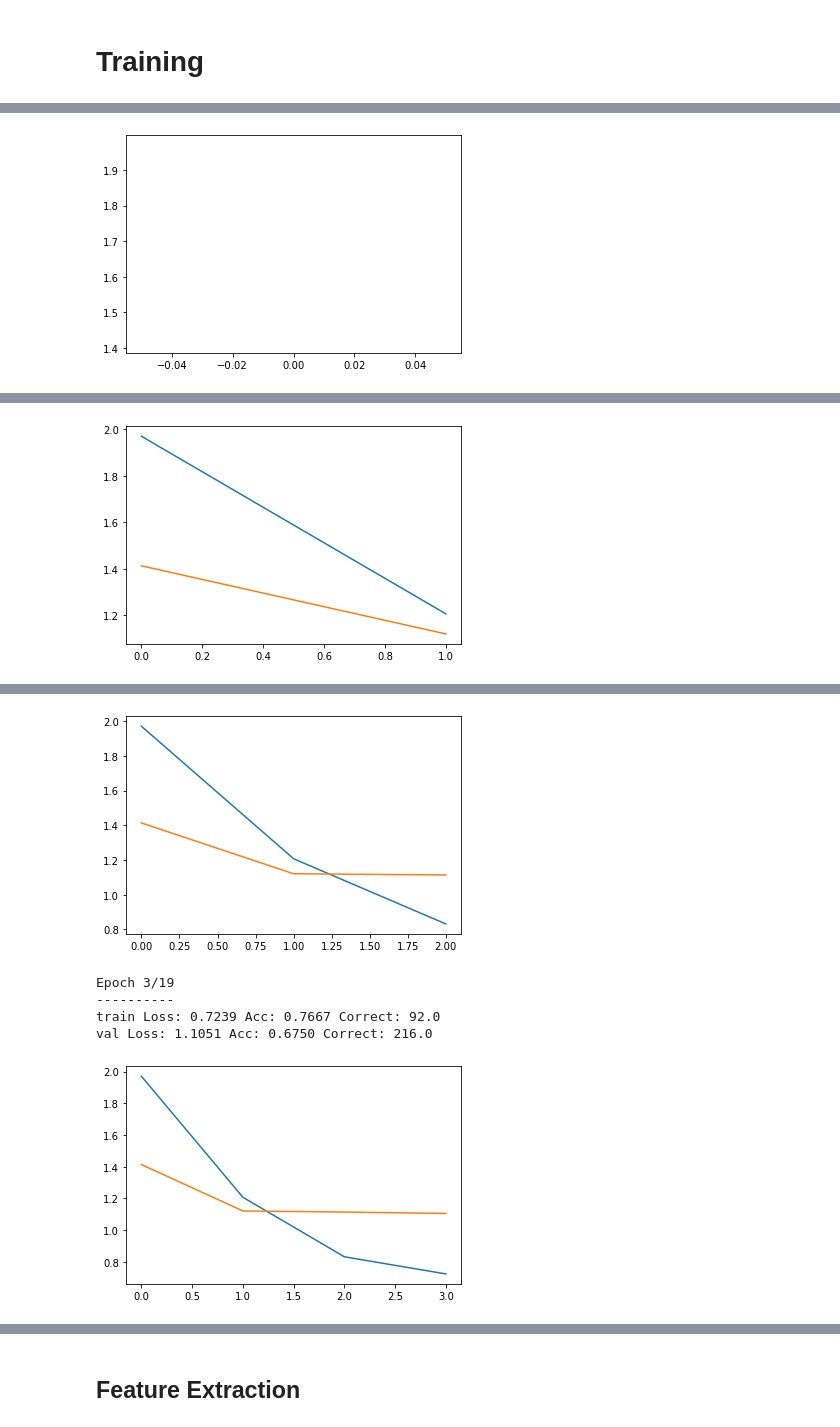
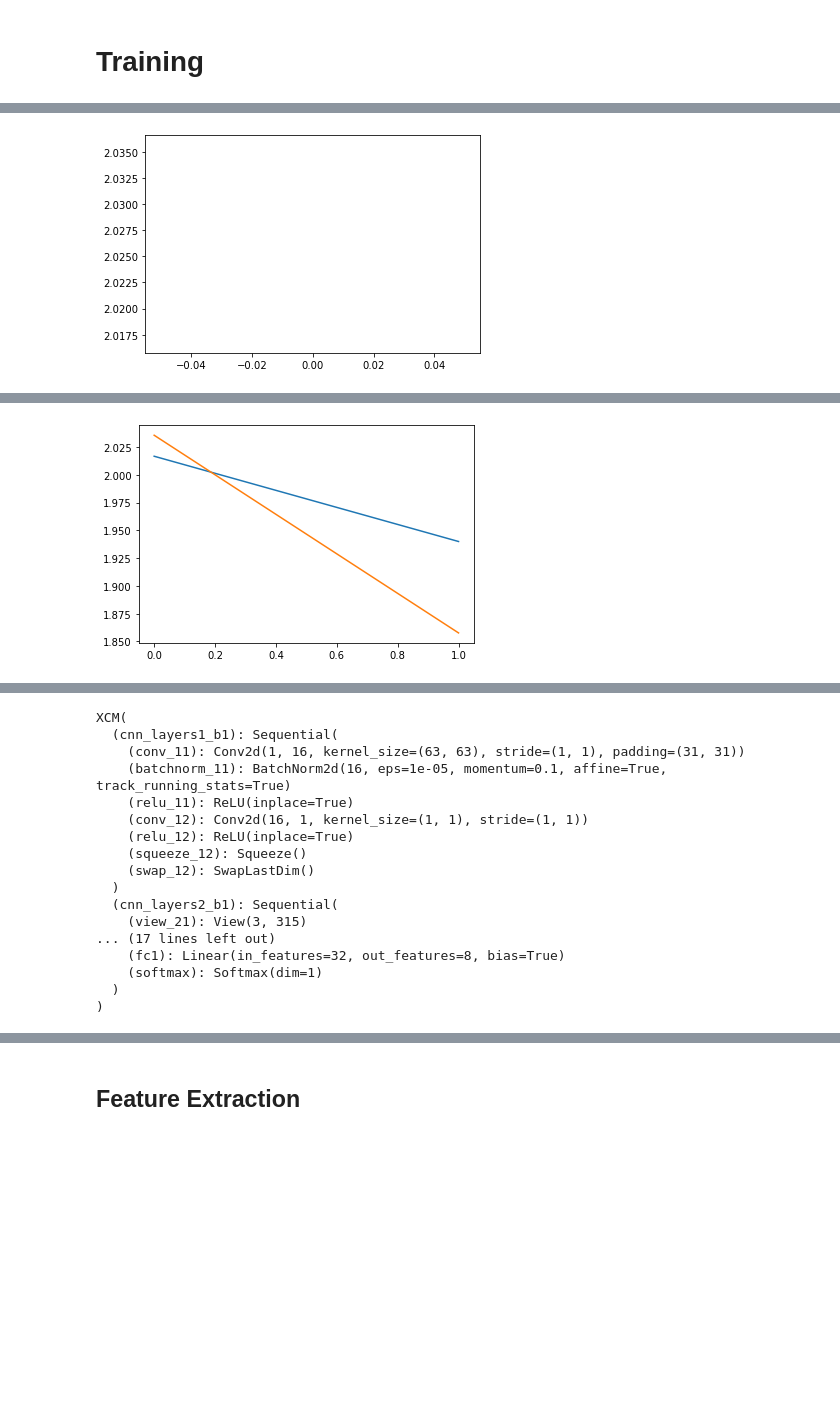
Before and after one commit to duyanhpham-brs/XAI-Multivariate-Time-Series, a Jupyter notebook: XAI_models_evaluation.ipynb, the cells around one changed output, grey strips where cells are left out. Drawn from its saved outputs; the diff is of its cells as text; code cells hidden in the pictures; blank space fills up the shorter version.

Commit message:
Rebuild XCM (#3)
* fixed XCM to sequential

* fit CAM to the new XCM

* editted visualization style

```diff
--- a/XAI_models_evaluation.ipynb
+++ b/XAI_models_evaluation.ipynb
@@ -85,7 +85,7 @@ Estimated Total Size (MB): 1.10
 # %% [markdown]
 ## XCM
 # %%
-window_size = int(0.3*X_train.shape[2])
+window_size = int(0.2*X_train.shape[2])
 if window_size % 2 == 0:
     window_size -= 1
 
@@ -141,10 +144,11 @@ Estimated Total Size (MB): 4.45
 # lr_finder.reset() # to reset the model and optimizer to their initial state
 # %%
 # model = XCM(93, X_train.shape[2], X_train.shape[1], len(np.unique(y_train)))
-model = net
+model = net1
 criterion = nn.CrossEntropyLoss()
-optimizer_ft = torch.optim.Adam(model.parameters(), lr=4.5e-4)
+# optimizer_ft = torch.optim.Adam(model.parameters(), lr=4.5e-4)
+optimizer_ft = torch.optim.Adam(model.parameters(), lr=1.5e-4)
 exp_lr_scheduler = torch.optim.lr_scheduler.StepLR(optimizer_ft, step_size=10, gamma=0.1)
 
-train_model(model, criterion, optimizer_ft, exp_lr_scheduler, dataloaders, datasets_size, 20)
+train_model(model, criterion, optimizer_ft, exp_lr_scheduler, dataloaders, datasets_size, 2)
 # %% [output]
@@ -155 +159 @@ val Loss: 1.4134 Acc: 0.4844 Correct: 155.0
-[figure, old version]
+[figure, new version]
@@ -160 +164 @@ val Loss: 1.1208 Acc: 0.5875 Correct: 188.0
-[figure, old version]
+[figure, new version]
@@ -165,6 +167,17 @@ val Loss: 1.1140 Acc: 0.6500 Correct: 208.0
-[figure, removed]
-Epoch 3/19
-----------
-train Loss: 0.7239 Acc: 0.7667 Correct: 92.0
-val Loss: 1.1051 Acc: 0.6750 Correct: 216.0
+XCM(
+  (cnn_layers1_b1): Sequential(
+    (conv_11): Conv2d(1, 16, kernel_size=(63, 63), stride=(1, 1), padding=(31, 31))
+    (batchnorm_11): BatchNorm2d(16, eps=1e-05, momentum=0.1, affine=True, track_running_stats=True)
+    (relu_11): ReLU(inplace=True)
+    (conv_12): Conv2d(16, 1, kernel_size=(1, 1), stride=(1, 1))
+    (relu_12): ReLU(inplace=True)
+    (squeeze_12): Squeeze()
+    (swap_12): SwapLastDim()
+  )
+  (cnn_layers2_b1): Sequential(
+    (view_21): View(3, 315)
+... (17 lines left out)
+    (fc1): Linear(in_features=32, out_features=8, bias=True)
+    (softmax): Softmax(dim=1)
+  )
+)
-[figure, removed]
```
Also changed, not shown: parts of 13 cells of this notebook, 5 other files.
